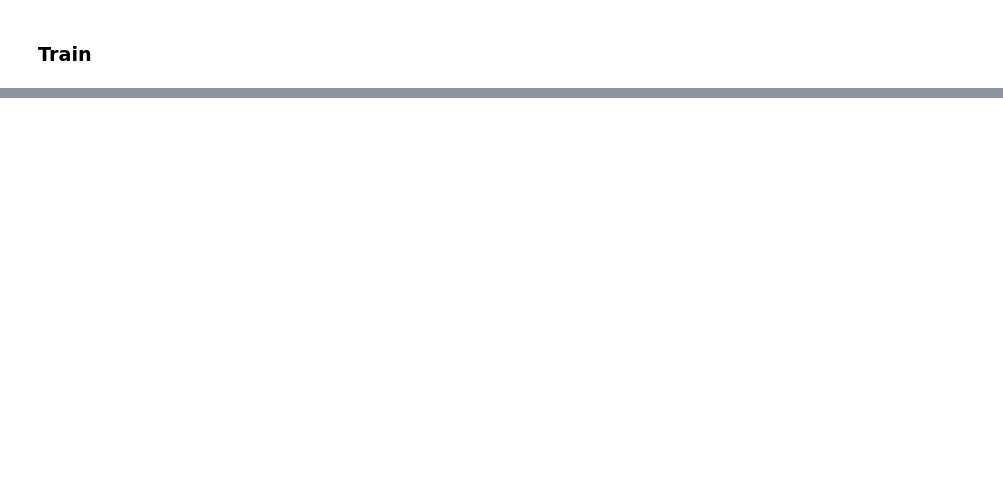
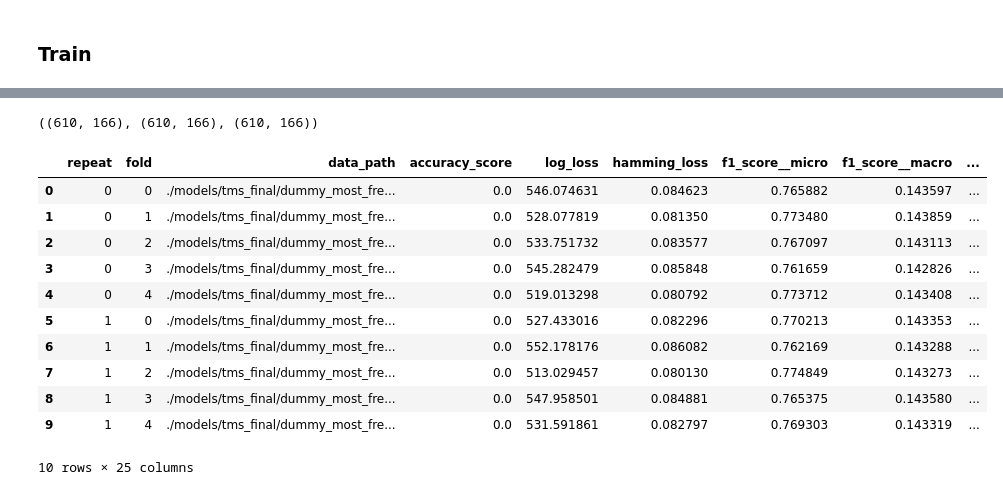
Before and after one commit to alpi314/mass_spectra, a Jupyter notebook: train.ipynb, the cells around one changed output, grey strips where cells are left out. Saved outputs shown, nothing was run; the diff lists cells and outputs as text; code cells hidden in the pictures; blank space fills up the shorter version.

Commit message:
new train data storage

```diff
--- a/train.ipynb
+++ b/train.ipynb
@@ -174,0 +259,21 @@ pickle.dump(classifier_data, open(CLASSIFIER_DATA_OUTPUT_PATH, "wb"))
+# %%
+y_test.shape, y_prob.shape, y_pred.shape
+# %% [output]
+((610, 166), (610, 166), (610, 166))
+# %%
+dummy_metrics_df = pd.read_csv("./models/tms_final/dummy_most_frequent/metrics.csv")
+# %%
+dummy_metrics_df
+# %% [output]
+|  | repeat | fold | data_path | accuracy_score | log_loss | hamming_loss | f1_score__micro | f1_score__macro | ... |
+| 0 | 0 | 0 | ./models/tms_final/dummy_most_fre... | 0.0 | 546.074631 | 0.084623 | 0.765882 | 0.143597 | ... |
+| 1 | 0 | 1 | ./models/tms_final/dummy_most_fre... | 0.0 | 528.077819 | 0.081350 | 0.773480 | 0.143859 | ... |
+| 2 | 0 | 2 | ./models/tms_final/dummy_most_fre... | 0.0 | 533.751732 | 0.083577 | 0.767097 | 0.143113 | ... |
+| 3 | 0 | 3 | ./models/tms_final/dummy_most_fre... | 0.0 | 545.282479 | 0.085848 | 0.761659 | 0.142826 | ... |
+| 4 | 0 | 4 | ./models/tms_final/dummy_most_fre... | 0.0 | 519.013298 | 0.080792 | 0.773712 | 0.143408 | ... |
+| 5 | 1 | 0 | ./models/tms_final/dummy_most_fre... | 0.0 | 527.433016 | 0.082296 | 0.770213 | 0.143353 | ... |
+| 6 | 1 | 1 | ./models/tms_final/dummy_most_fre... | 0.0 | 552.178176 | 0.086082 | 0.762169 | 0.143288 | ... |
+| 7 | 1 | 2 | ./models/tms_final/dummy_most_fre... | 0.0 | 513.029457 | 0.080130 | 0.774849 | 0.143273 | ... |
+| 8 | 1 | 3 | ./models/tms_final/dummy_most_fre... | 0.0 | 547.958501 | 0.084881 | 0.765375 | 0.143580 | ... |
+| 9 | 1 | 4 | ./models/tms_final/dummy_most_fre... | 0.0 | 531.591861 | 0.082797 | 0.769303 | 0.143319 | ... |
+10 rows × 25 columns
```
Also changed, not shown: parts of 28 cells of this notebook, 1 other file.
